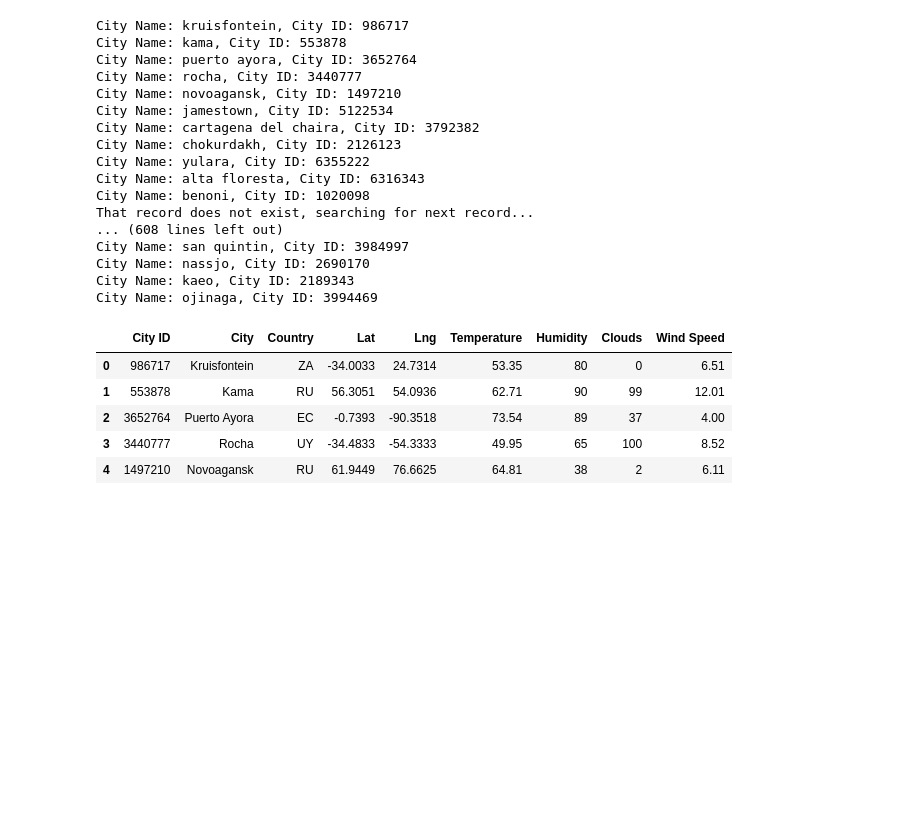
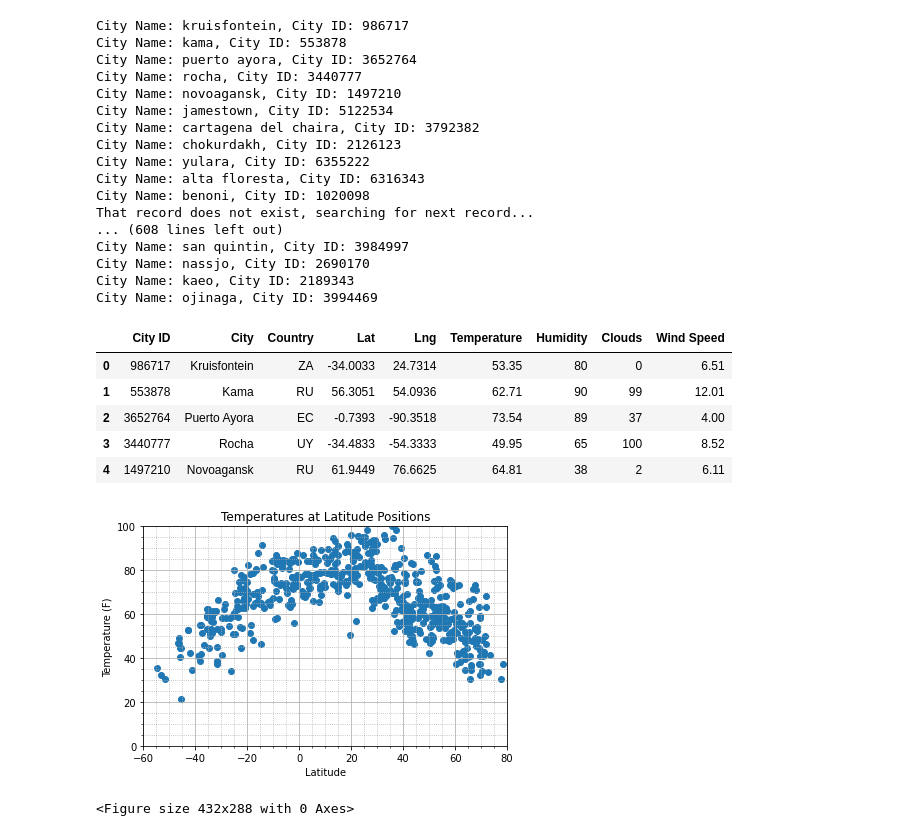
Before and after one commit to firdausmehta/Python-API, a Jupyter notebook: WeatherPy/WeatherPy.ipynb, the cells around one changed output. Cells and saved outputs as stored; diff of their text form; code cells hidden in the pictures; blank space fills up the shorter version.

Commit message:
Plotting the Data

```diff
--- a/WeatherPy/WeatherPy.ipynb
+++ b/WeatherPy/WeatherPy.ipynb
@@ -135,3 +135,22 @@ cities_df.head()
 # %%
 # Export to .csv file
 cities_df.to_csv("Output/city_weather.csv", index=False, header=True)
+# %%
+x_values = cities_df["Lat"]
+y_values = cities_df["Temperature"]
+
+plt.scatter(x_values,y_values)
+plt.title('Temperatures at Latitude Positions')
+plt.xlabel('Latitude')
+plt.ylabel('Temperature (F)')
+plt.ylim(0, 100)
+plt.xlim(-60, 80)
+plt.minorticks_on()
+plt.grid(which='major', linestyle='-')
+plt.grid(which='minor', linestyle=':')
+plt.tight_layout()
+plt.show()
+plt.savefig("Images/lat_temp.png")
+# %% [output]
+[figure, added]
+<Figure size 432x288 with 0 Axes>
```
Also changed, not shown: parts of 3 cells of this notebook, 4 other files.
